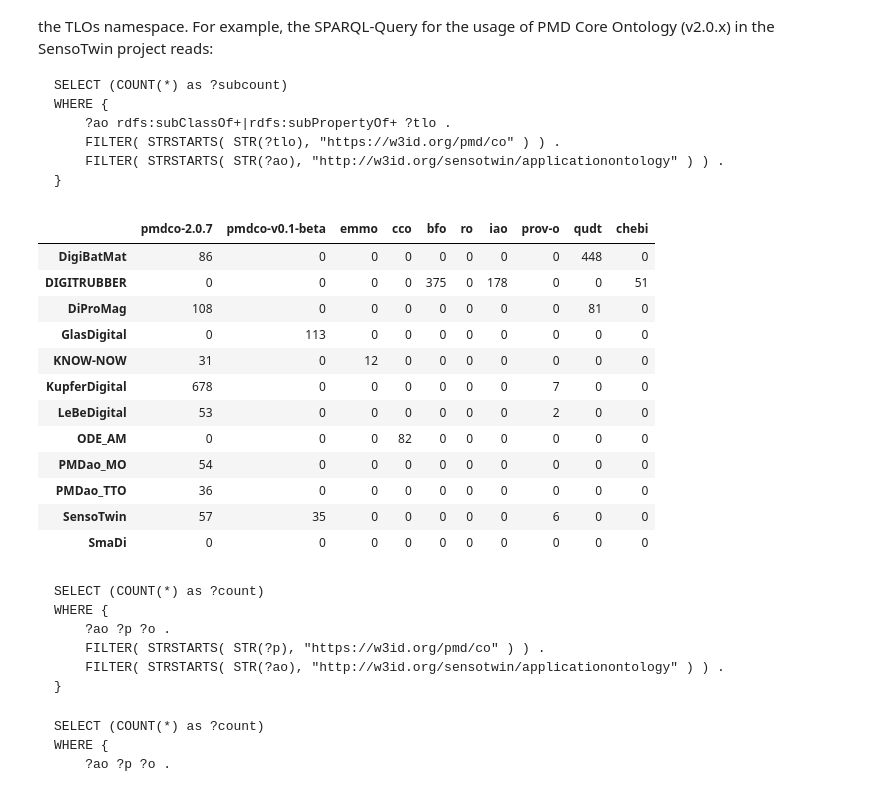
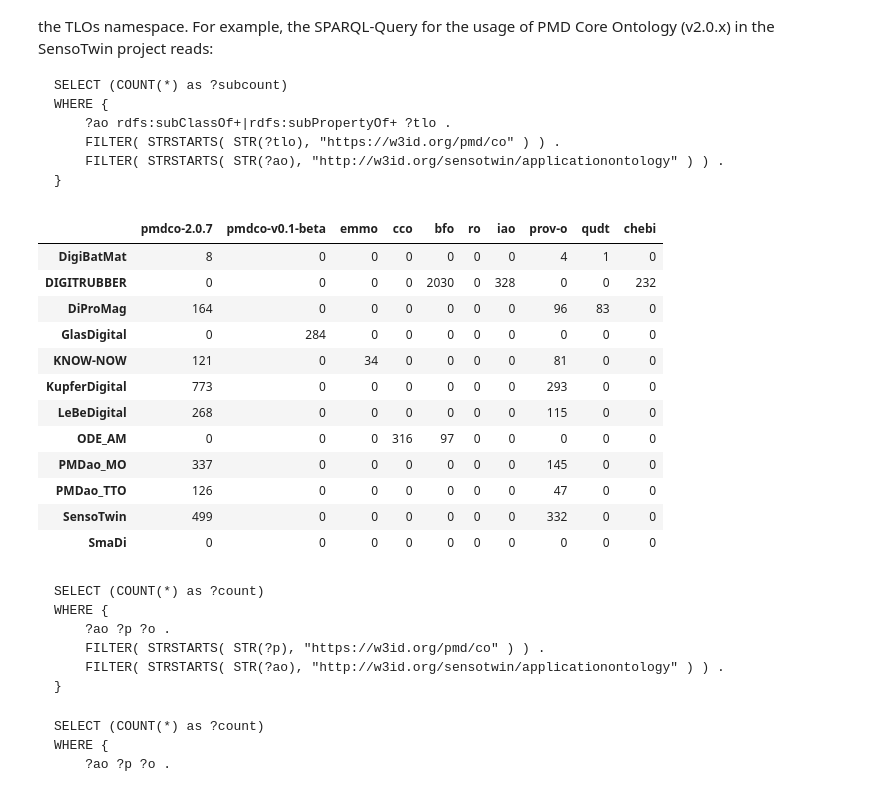
Before and after one commit to materialdigital/materialdigital1_ontology_collection, a Jupyter notebook: eval.ipynb, the cells around one changed output. Saved outputs shown, nothing was run; the diff lists cells and outputs as text; code cells hidden in the pictures.

Commit message:
use reasoned instead of original for tlo usage

````diff
--- a/eval.ipynb
+++ b/eval.ipynb
@@ -37,20 +37,20 @@ WHERE {
 }
 ```
 # %%
-pd.DataFrame({ont: {tlo: d['subclassesproperties'] for tlo, d in item['tlos']['original'].items()} for ont, item in data.items()}).T
+pd.DataFrame({ont: {tlo: d['subclassesproperties'] for tlo, d in item['tlos']['reasoned'].items()} for ont, item in data.items()}).T
 # %% [output]
 |  | pmdco-2.0.7 | pmdco-v0.1-beta | emmo | cco | bfo | ro | iao | prov-o | qudt | chebi |
-| DigiBatMat | 86 | 0 | 0 | 0 | 0 | 0 | 0 | 0 | 448 | 0 |
-| DIGITRUBBER | 0 | 0 | 0 | 0 | 375 | 0 | 178 | 0 | 0 | 51 |
-| DiProMag | 108 | 0 | 0 | 0 | 0 | 0 | 0 | 0 | 81 | 0 |
-| GlasDigital | 0 | 113 | 0 | 0 | 0 | 0 | 0 | 0 | 0 | 0 |
-| KNOW-NOW | 31 | 0 | 12 | 0 | 0 | 0 | 0 | 0 | 0 | 0 |
-| KupferDigital | 678 | 0 | 0 | 0 | 0 | 0 | 0 | 7 | 0 | 0 |
-| LeBeDigital | 53 | 0 | 0 | 0 | 0 | 0 | 0 | 2 | 0 | 0 |
-| ODE_AM | 0 | 0 | 0 | 82 | 0 | 0 | 0 | 0 | 0 | 0 |
-| PMDao_MO | 54 | 0 | 0 | 0 | 0 | 0 | 0 | 0 | 0 | 0 |
-| PMDao_TTO | 36 | 0 | 0 | 0 | 0 | 0 | 0 | 0 | 0 | 0 |
-| SensoTwin | 57 | 35 | 0 | 0 | 0 | 0 | 0 | 6 | 0 | 0 |
+| DigiBatMat | 8 | 0 | 0 | 0 | 0 | 0 | 0 | 4 | 1 | 0 |
+| DIGITRUBBER | 0 | 0 | 0 | 0 | 2030 | 0 | 328 | 0 | 0 | 232 |
+| DiProMag | 164 | 0 | 0 | 0 | 0 | 0 | 0 | 96 | 83 | 0 |
+| GlasDigital | 0 | 284 | 0 | 0 | 0 | 0 | 0 | 0 | 0 | 0 |
+| KNOW-NOW | 121 | 0 | 34 | 0 | 0 | 0 | 0 | 81 | 0 | 0 |
+| KupferDigital | 773 | 0 | 0 | 0 | 0 | 0 | 0 | 293 | 0 | 0 |
+| LeBeDigital | 268 | 0 | 0 | 0 | 0 | 0 | 0 | 115 | 0 | 0 |
+| ODE_AM | 0 | 0 | 0 | 316 | 97 | 0 | 0 | 0 | 0 | 0 |
+| PMDao_MO | 337 | 0 | 0 | 0 | 0 | 0 | 0 | 145 | 0 | 0 |
+| PMDao_TTO | 126 | 0 | 0 | 0 | 0 | 0 | 0 | 47 | 0 | 0 |
+| SensoTwin | 499 | 0 | 0 | 0 | 0 | 0 | 0 | 332 | 0 | 0 |
 | SmaDi | 0 | 0 | 0 | 0 | 0 | 0 | 0 | 0 | 0 | 0 |
 # %% [markdown]
 ```sparql
````
Also changed, not shown: parts of 1 cell of this notebook.
